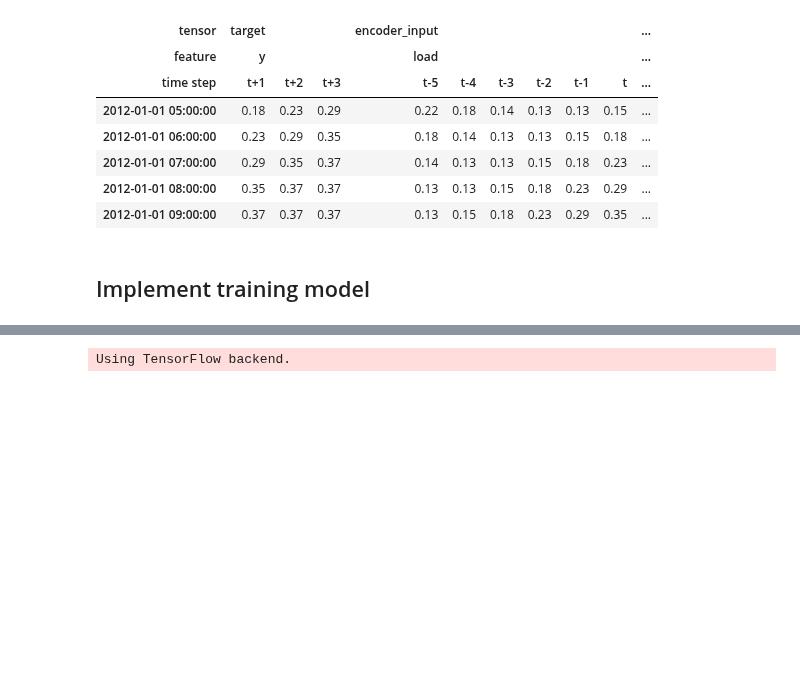
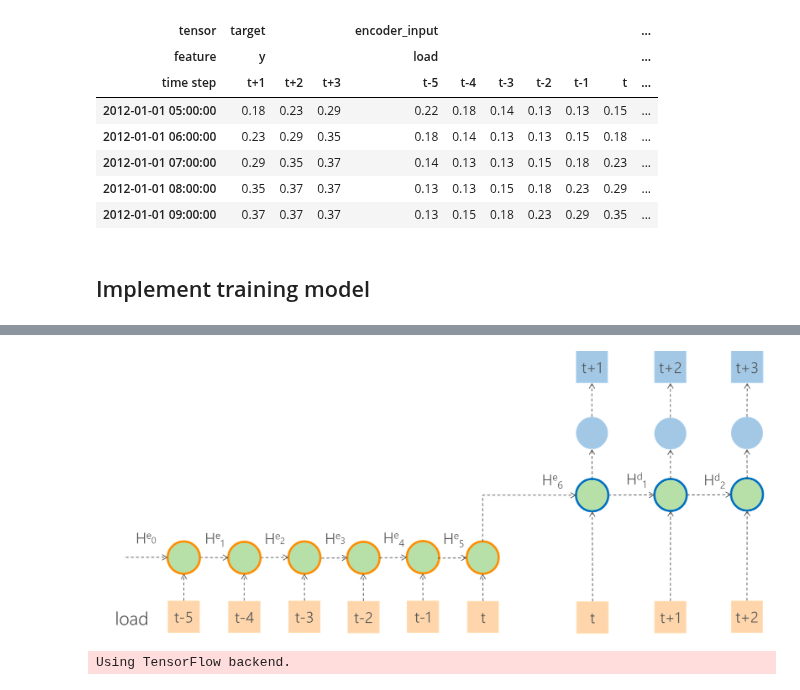
Before and after one commit to Azure/DeepLearningForTimeSeriesForecasting, a Jupyter notebook: ReferenceNotebook/multi_step_RNN_encoder_decoder_teacher_forcing.ipynb, the cells around one changed output, grey strips where cells are left out. Drawn from its saved outputs; the diff is of its cells as text; code cells hidden in the pictures; blank space fills up the shorter version.

```diff
--- a/ReferenceNotebook/multi_step_RNN_encoder_decoder_teacher_forcing.ipynb
+++ b/ReferenceNotebook/multi_step_RNN_encoder_decoder_teacher_forcing.ipynb
@@ -90,3 +91,7 @@ We will implement a RNN forecasting model with the following structure:
+# %%
+Image('../images/encoder_decoder_teacher_forcing.png')
+# %% [output]
+[figure, added]
 # %%
 from keras.models import Model, Sequential
 from keras.layers import GRU, Dense, RepeatVector, TimeDistributed, Flatten, Input
```
Also changed, not shown: parts of 2 cells of this notebook, 11 other files.
